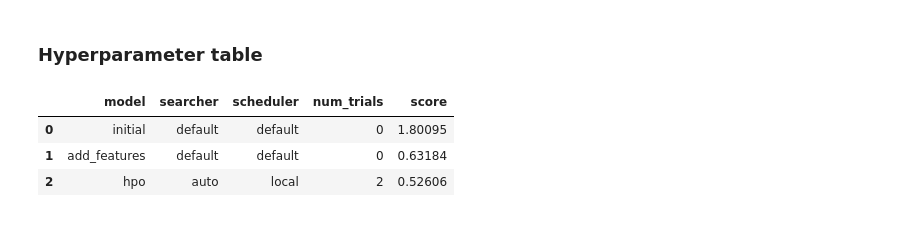
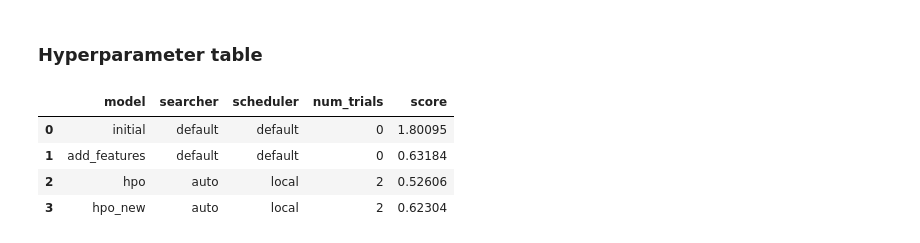
Before and after one commit to vnk8071/machine-learning-learning-path, a Jupyter notebook: projects/predict_bike_sharing_demand/project-KhoiVN.ipynb, the cells around one changed output. Saved outputs shown, nothing was run; the diff lists cells and outputs as text; code cells hidden in the pictures.

```diff
--- a/projects/predict_bike_sharing_demand/project-KhoiVN.ipynb
+++ b/projects/predict_bike_sharing_demand/project-KhoiVN.ipynb
@@ -621,14 +598,15 @@ fig.savefig('model_test_score.png')
 # %%
 # The 3 hyperparameters we tuned with the kaggle score as the result
 pd.DataFrame({
-    "model": ["initial", "add_features", "hpo"],
-    "searcher": ["default", "default", "auto"],
-    "scheduler": ["default", "default", "local"],
-    "num_trials": [0, 0, 2],
-    "score": [1.80095, 0.63184, 0.52606]
+    "model": ["initial", "add_features", "hpo", "hpo_new"],
+    "searcher": ["default", "default", "auto", "auto"],
+    "scheduler": ["default", "default", "local", "local"],
+    "num_trials": [0, 0, 2, 2],
+    "score": [1.80095, 0.63184, 0.52606, 0.62304]
 })
 # %% [output]
 |  | model | searcher | scheduler | num_trials | score |
 | 0 | initial | default | default | 0 | 1.80095 |
 | 1 | add_features | default | default | 0 | 0.63184 |
 | 2 | hpo | auto | local | 2 | 0.52606 |
+| 3 | hpo_new | auto | local | 2 | 0.62304 |
```
Also changed, not shown: parts of 26 cells of this notebook, 10 other files.
